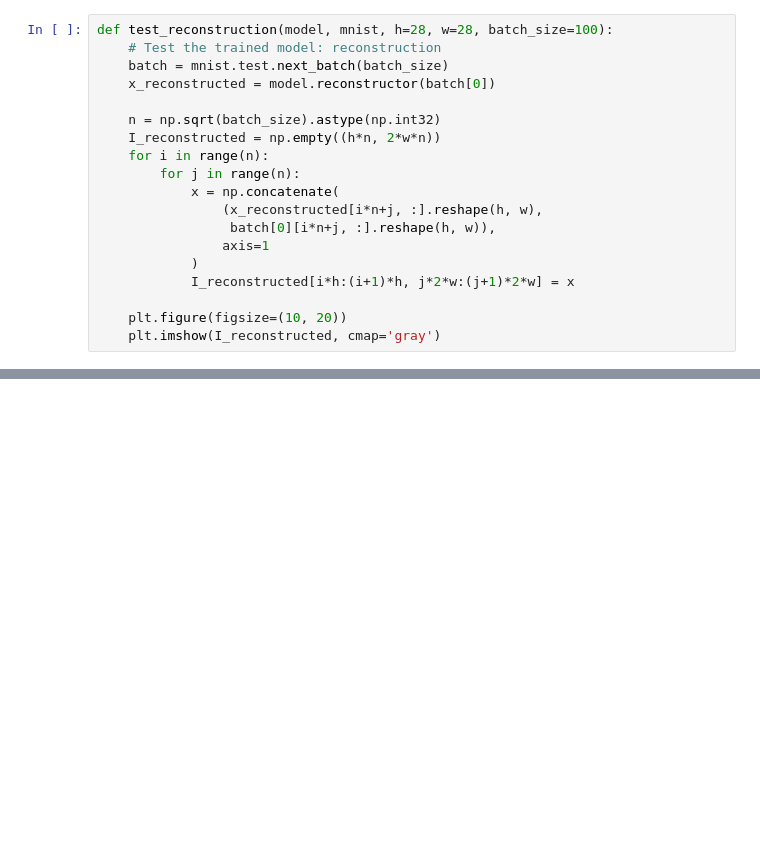
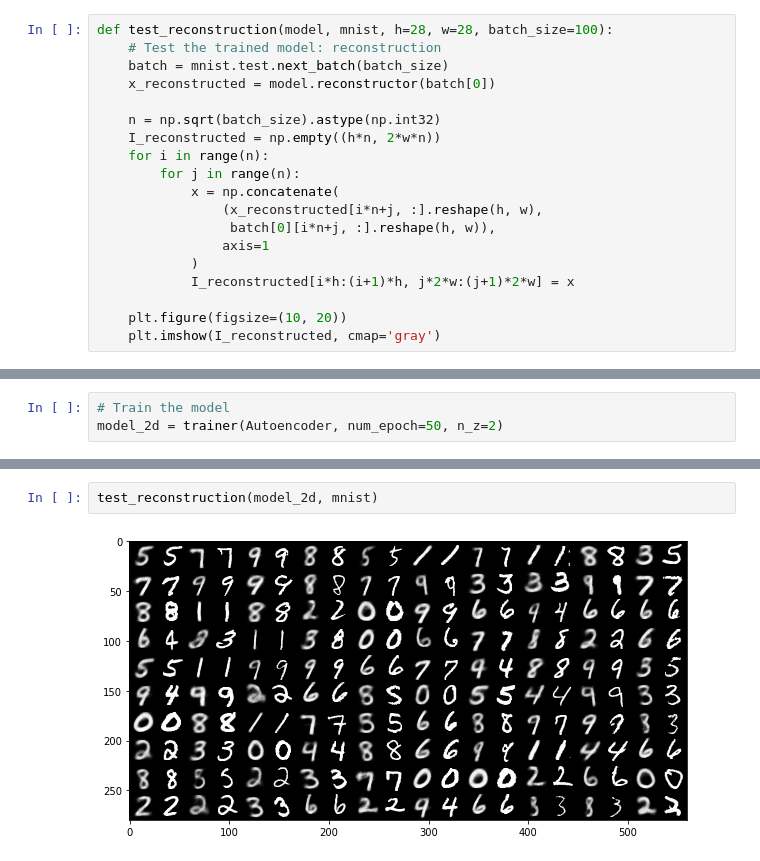
Before and after one commit to shaohua0116/VAE-Tensorflow, a Jupyter notebook: demo.ipynb, the cells around one changed output, grey strips where cells are left out. Saved outputs shown, nothing was run; the diff lists cells and outputs as text; blank space fills up the shorter version.

```diff
--- a/demo.ipynb
+++ b/demo.ipynb
@@ -126,0 +143,3 @@ test_reconstruction(model, mnist)
+# %%
+# Train the model
+model_2d = trainer(Autoencoder, num_epoch=50, n_z=2)
@@ -126,0 +158,4 @@ test_reconstruction(model, mnist)
+# %%
+test_reconstruction(model_2d, mnist)
+# %% [output]
+[figure, added]
```
Also changed, not shown: parts of 16 cells of this notebook, 3 other files.
